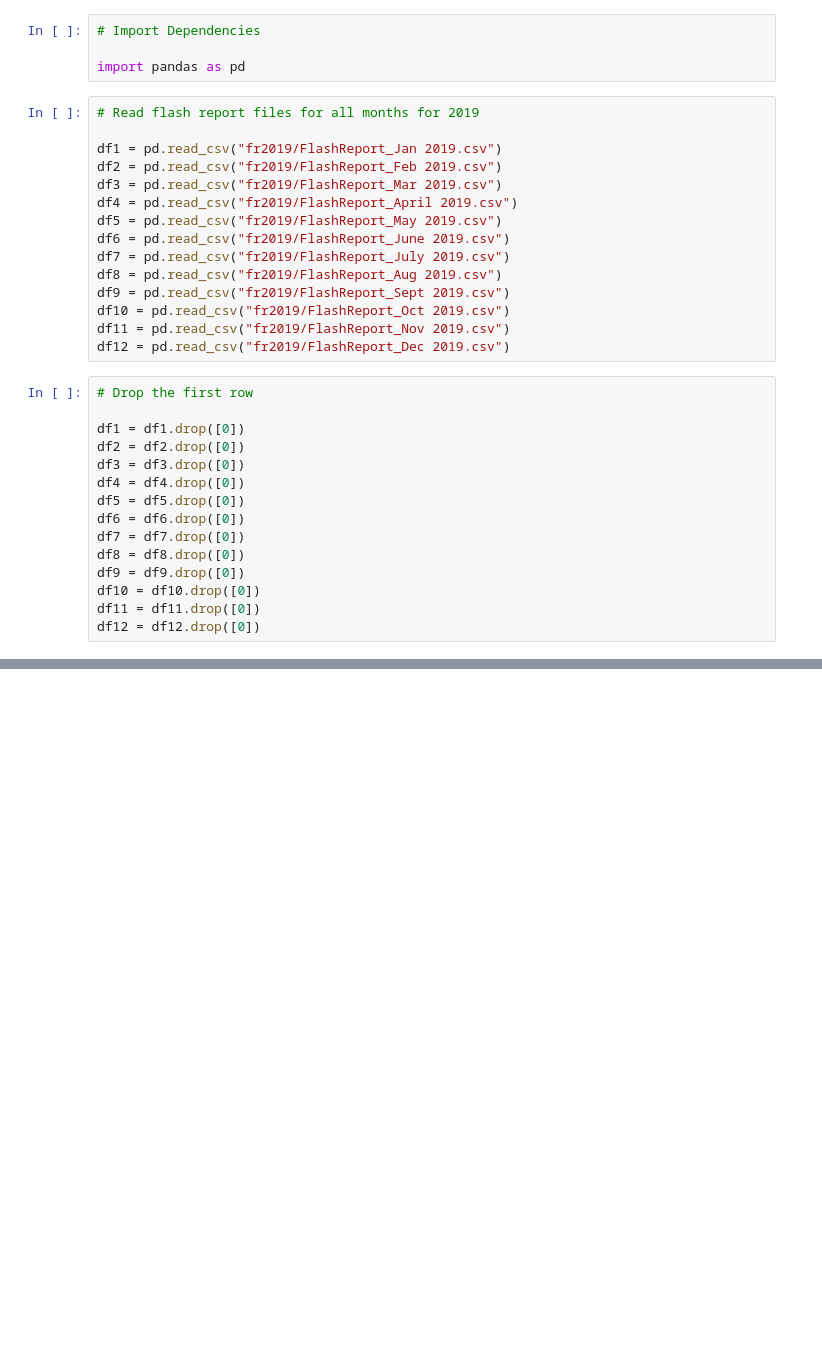
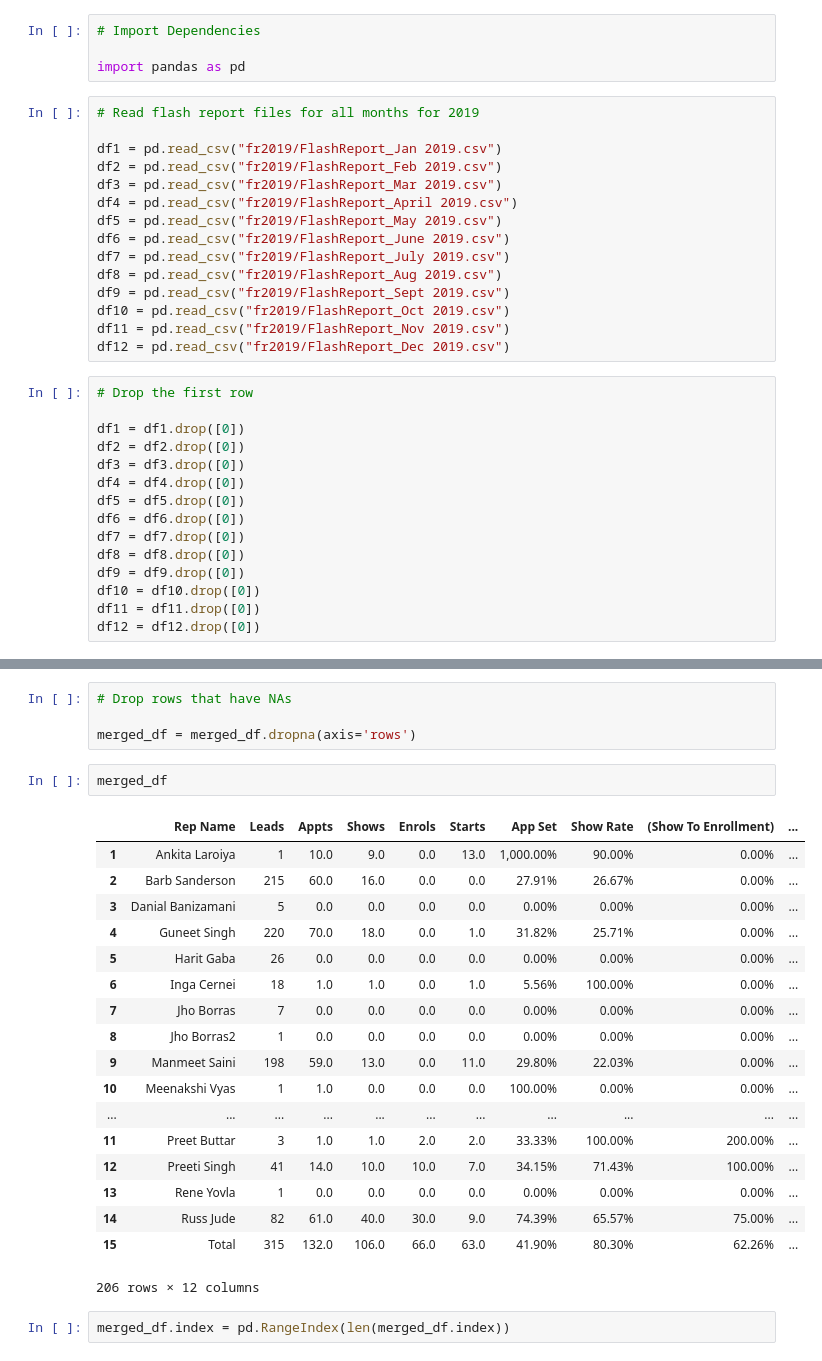
Before and after one commit to rajshruti/final-project, a Jupyter notebook: frmonth_clean.ipynb, the cells around one changed output, grey strips where cells are left out. Saved outputs shown, nothing was run; the diff lists cells and outputs as text; blank space fills up the shorter version.

```diff
--- a/frmonth_clean.ipynb
+++ b/frmonth_clean.ipynb
@@ -60,0 +118,27 @@ df2
+# %%
+# Drop rows that have NAs
+
+merged_df = merged_df.dropna(axis='rows')
+# %%
+merged_df
+# %% [output]
+|  | Rep Name | Leads | Appts | Shows | Enrols | Starts | App Set | Show Rate | (Show To Enrollment) | ... |
+| 1 | Ankita Laroiya | 1 | 10.0 | 9.0 | 0.0 | 13.0 | 1,000.00% | 90.00% | 0.00% | ... |
+| 2 | Barb Sanderson | 215 | 60.0 | 16.0 | 0.0 | 0.0 | 27.91% | 26.67% | 0.00% | ... |
+| 3 | Danial Banizamani | 5 | 0.0 | 0.0 | 0.0 | 0.0 | 0.00% | 0.00% | 0.00% | ... |
+| 4 | Guneet Singh | 220 | 70.0 | 18.0 | 0.0 | 1.0 | 31.82% | 25.71% | 0.00% | ... |
+| 5 | Harit Gaba | 26 | 0.0 | 0.0 | 0.0 | 0.0 | 0.00% | 0.00% | 0.00% | ... |
+| 6 | Inga Cernei | 18 | 1.0 | 1.0 | 0.0 | 1.0 | 5.56% | 100.00% | 0.00% | ... |
+| 7 | Jho Borras | 7 | 0.0 | 0.0 | 0.0 | 0.0 | 0.00% | 0.00% | 0.00% | ... |
+| 8 | Jho Borras2 | 1 | 0.0 | 0.0 | 0.0 | 0.0 | 0.00% | 0.00% | 0.00% | ... |
+| 9 | Manmeet Saini | 198 | 59.0 | 13.0 | 0.0 | 11.0 | 29.80% | 22.03% | 0.00% | ... |
+| 10 | Meenakshi Vyas | 1 | 1.0 | 0.0 | 0.0 | 0.0 | 100.00% | 0.00% | 0.00% | ... |
+| ... | ... | ... | ... | ... | ... | ... | ... | ... | ... | ... |
+| 11 | Preet Buttar | 3 | 1.0 | 1.0 | 2.0 | 2.0 | 33.33% | 100.00% | 200.00% | ... |
+| 12 | Preeti Singh | 41 | 14.0 | 10.0 | 10.0 | 7.0 | 34.15% | 71.43% | 100.00% | ... |
+| 13 | Rene Yovla | 1 | 0.0 | 0.0 | 0.0 | 0.0 | 0.00% | 0.00% | 0.00% | ... |
+| 14 | Russ Jude | 82 | 61.0 | 40.0 | 30.0 | 9.0 | 74.39% | 65.57% | 75.00% | ... |
+| 15 | Total | 315 | 132.0 | 106.0 | 66.0 | 63.0 | 41.90% | 80.30% | 62.26% | ... |
+206 rows × 12 columns
+# %%
+merged_df.index = pd.RangeIndex(len(merged_df.index))
```
Also changed, not shown: parts of 16 cells of this notebook.
